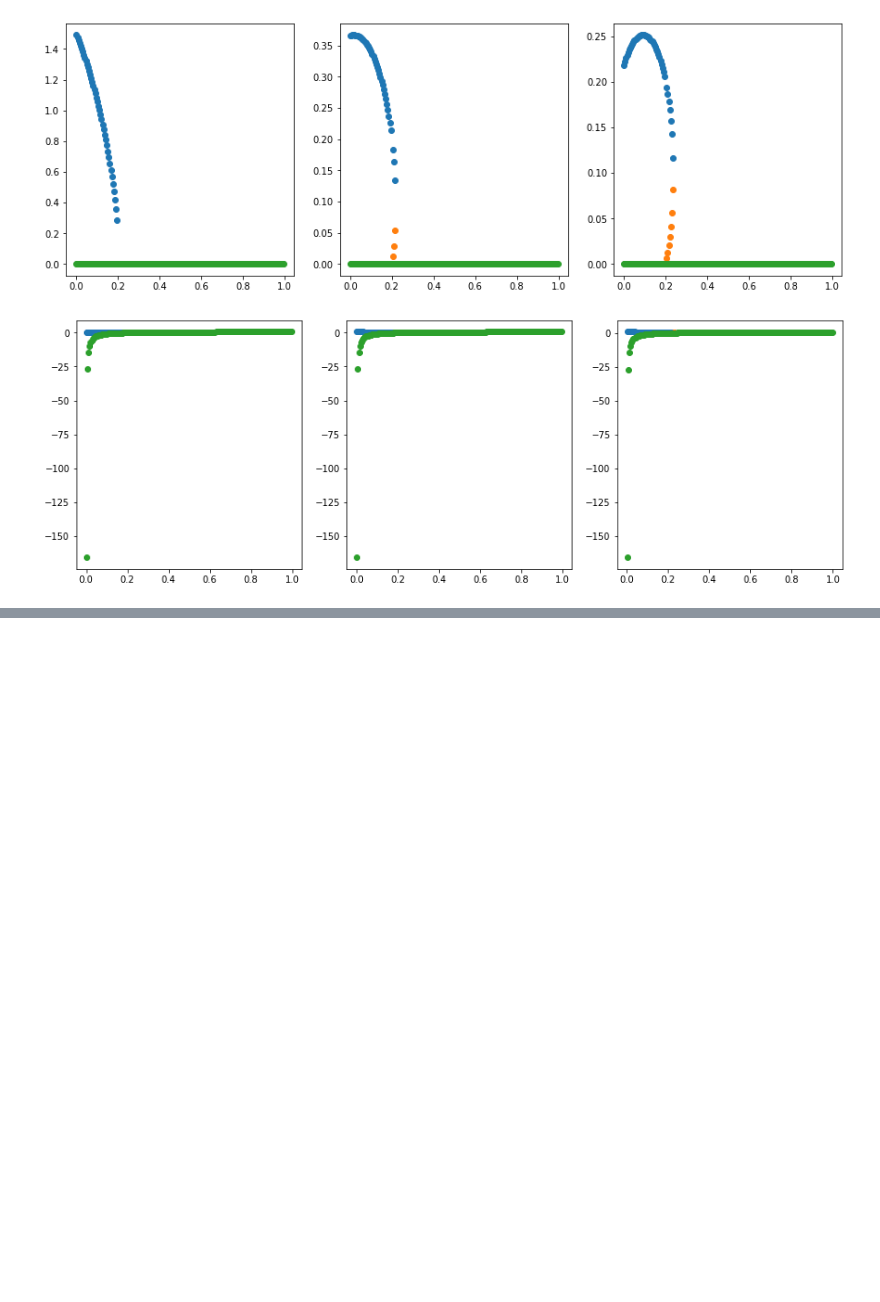
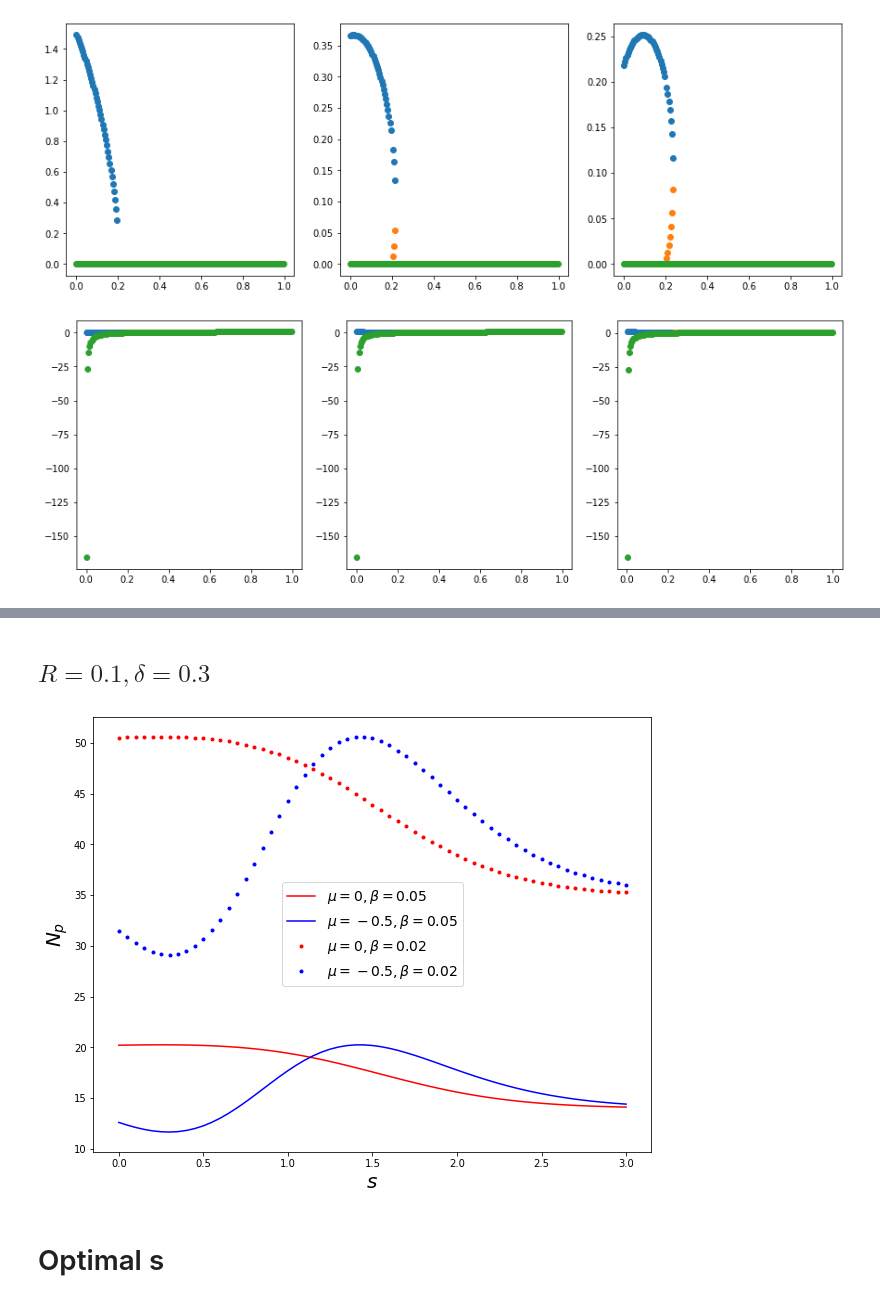
Before and after one commit to taliaborofsky/PopDyn_NoDelay, a Jupyter notebook: Analysis_Equilibria.ipynb, the cells around one changed output, grey strips where cells are left out. Cells and saved outputs as stored; diff of their text form; code cells hidden in the pictures; blank space fills up the shorter version.

```diff
--- a/Analysis_Equilibria.ipynb
+++ b/Analysis_Equilibria.ipynb
@@ -510,0 +344,15 @@ get_Jstar_lambdas(r[0],u[0],N[0],K,pc,delta,R[0])
+# %%
+def get_r_hat_1(K,pc,delta,R):
+    # for R < delta
+
+    a = pc + K*(delta-R)/(1+delta)
+    b = (delta-R)*(K*(1+R)/(1+delta)-1) - R*pc
+    c = -R*(delta-R)*(1 - K/(1+delta))
+
+    # check if there's an equilibrium
+    Q_r_1 = pc*(1-R) + (delta-R)*(1+R)*(2*K/(1+delta)-1)
+    if Q_r_1 >=0:
+        rpos = (-b + np.sqrt(b**2 - 4*a*c))/(2*a)
+        return(rpos)
+    else:
+        return(np.nan)
@@ -510,0 +404,47 @@ get_Jstar_lambdas(r[0],u[0],N[0],K,pc,delta,R[0])
+# %% [markdown]
+## $R=0.1,\delta=0.3$
+# %%
+R = 0.1
+delta = 0.3
+mu = 0
+beta = 0.05
+
+svec = np.arange(0,3.05,0.05)
+Kvec = Kfun(svec,scs.norm(mu))
+pcvec = pcfun(svec,scs.norm(mu))
+
+get_r_hat_vec = np.frompyfunc(get_r_hat_1,4,1)
+r_equilibria = get_r_hat_vec(Kvec,pcvec,delta,R)
+N_equilibria1 = get_N_hat(r_equilibria,delta,R,beta)
+
+
+mu = -0.5
+Kvec = Kfun(svec,scs.norm(mu))
+pcvec = pcfun(svec,scs.norm(mu))
+
+
+r = get_r_hat_vec(Kvec,pcvec,delta,R) # this is a problem because i'm getting r values greater than 1
+N_equilibria2 = (1-r)*(r-R)/(beta*(delta-R))
+
+
+beta = 0.02
+N_equilibria3 = get_N_hat(r_equilibria,delta,R,beta)
+N_equilibria4 = (1-r)*(r-R)/(beta*(delta-R))
+
+
+fig,ax = plt.subplots(1,1,figsize=(10,8))
+
+# larger beta
+ax.plot(svec,N_equilibria1, 'r', label = r'$\mu=0,\beta=0.05$') # mu = 0
+ax.plot(svec,N_equilibria2,'b',label = r'$\mu=-0.5,\beta=0.05$') # mu = -0.5
+# small beta
+ax.plot(svec,N_equilibria3, '.r',label = r'$\mu=0,\beta=0.02$') # mu = 0
+ax.plot(svec,N_equilibria4,'.b',label = r'$\mu=-0.5,\beta=0.02$') # mu = -0.5
+ax.legend(fontsize=14)
+ax.set_xlabel(r'$s$', fontsize = 20)
+ax.set_ylabel(r'$N_p$', fontsize = 20)
+fig.savefig(fig_directory + '/N_vs_s_R1delta3.jpg',dpi=600)
+# %% [output]
+[figure, added]
+# %% [markdown]
+# Optimal s
```
Also changed, not shown: parts of 29 cells of this notebook, 1 other file.
